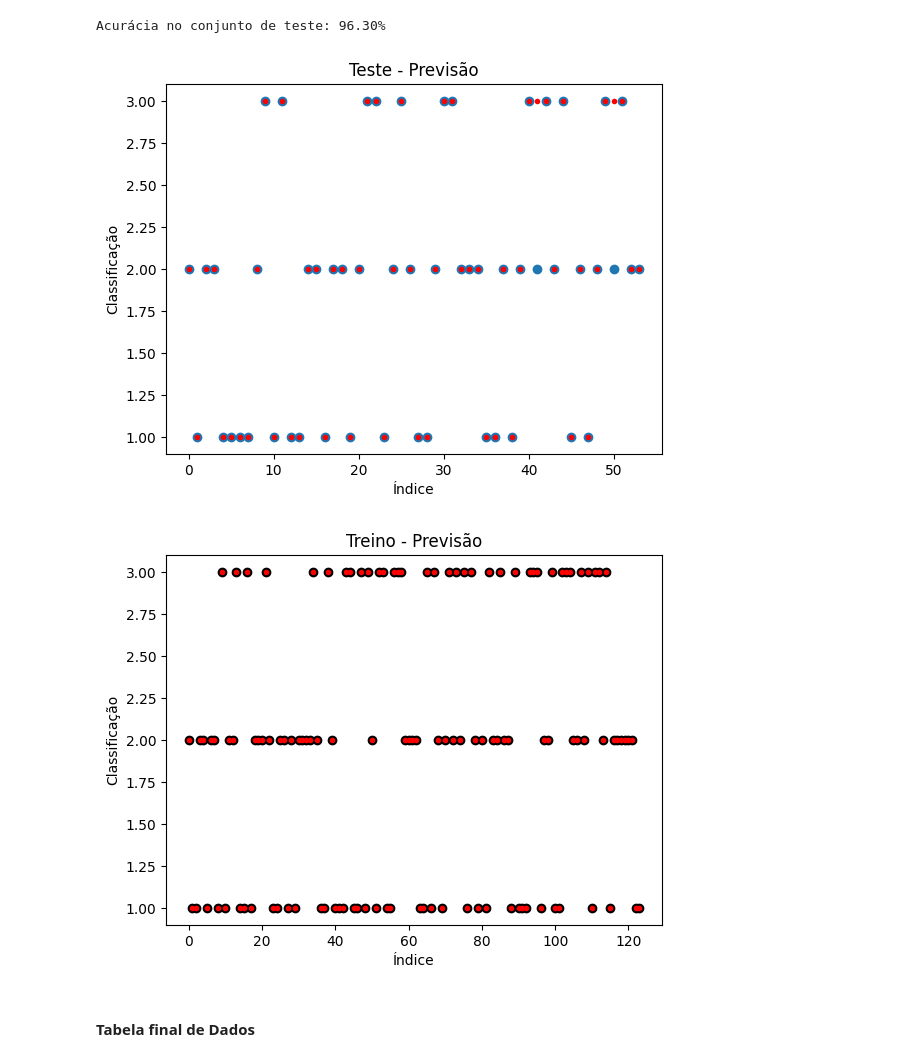
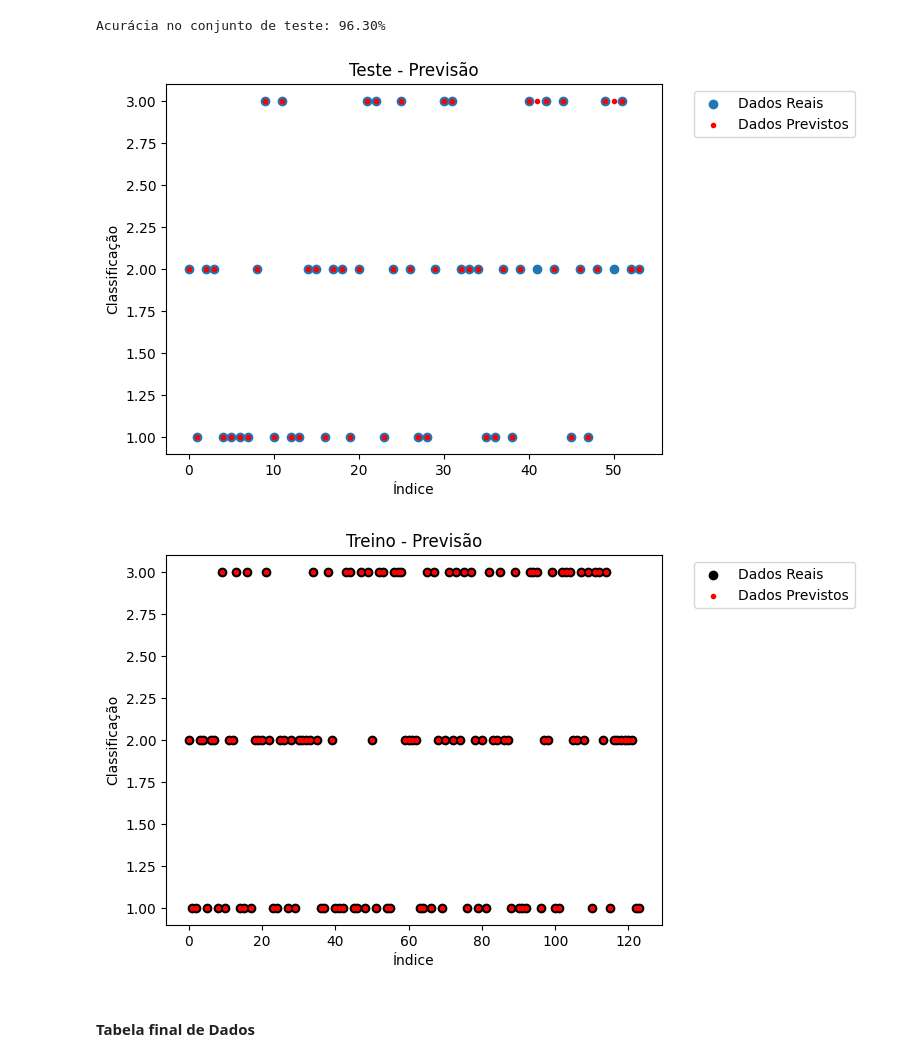
Before and after one commit to gustavo-rocha-barbosa/Msc_Redes_Neurais_ICMC_USP, a Jupyter notebook: Projetos/Projeto 1/[Redes Neurais]_Projeto_1.ipynb, the cells around one changed output. Saved outputs shown, nothing was run; the diff lists cells and outputs as text; code cells hidden in the pictures.

```diff
--- a/Projetos/Projeto 1/[Redes Neurais]_Projeto_1.ipynb
+++ b/Projetos/Projeto 1/[Redes Neurais]_Projeto_1.ipynb
@@ -187,21 +187,23 @@ Acurácia no conjunto de teste: 96.30%
 # %%
 x_i = [x for x in range(len(Y_test))]
 x_j = [x for x in range(len(Y_rna_predict))]
-plt.scatter(x_i, Y_test)
-plt.scatter(x_i, Y_rna_previsao, color="Red", marker='.')
+plt.scatter(x_i, Y_test, label="Dados Reais")
+plt.scatter(x_i, Y_rna_previsao, color="Red", marker='.', label="Dados Previstos")
 plt.title('Teste - Previsão')
 plt.xlabel('Índice')
 plt.ylabel('Classificação')
+plt.legend(bbox_to_anchor=(1.05, 1), loc='upper left')
 plt.show()
-plt.scatter(x_j, Y_rna_predict, color="black")
-plt.scatter(x_j, Y_train, color="Red", marker='.')
+plt.scatter(x_j, Y_train, color="black", label="Dados Reais")
+plt.scatter(x_j, Y_rna_predict, color="Red", marker='.', label="Dados Previstos")
 plt.title('Treino - Previsão')
 plt.xlabel('Índice')
 plt.ylabel('Classificação')
+plt.legend(bbox_to_anchor=(1.05, 1), loc='upper left')
 plt.show()
 # %% [output]
-[figure, old version]
+[figure, new version]
-[figure, old version]
+[figure, new version]
 # %% [markdown]
 #### Tabela final de Dados
 # %%
```
Also changed, not shown: 3 other files.
